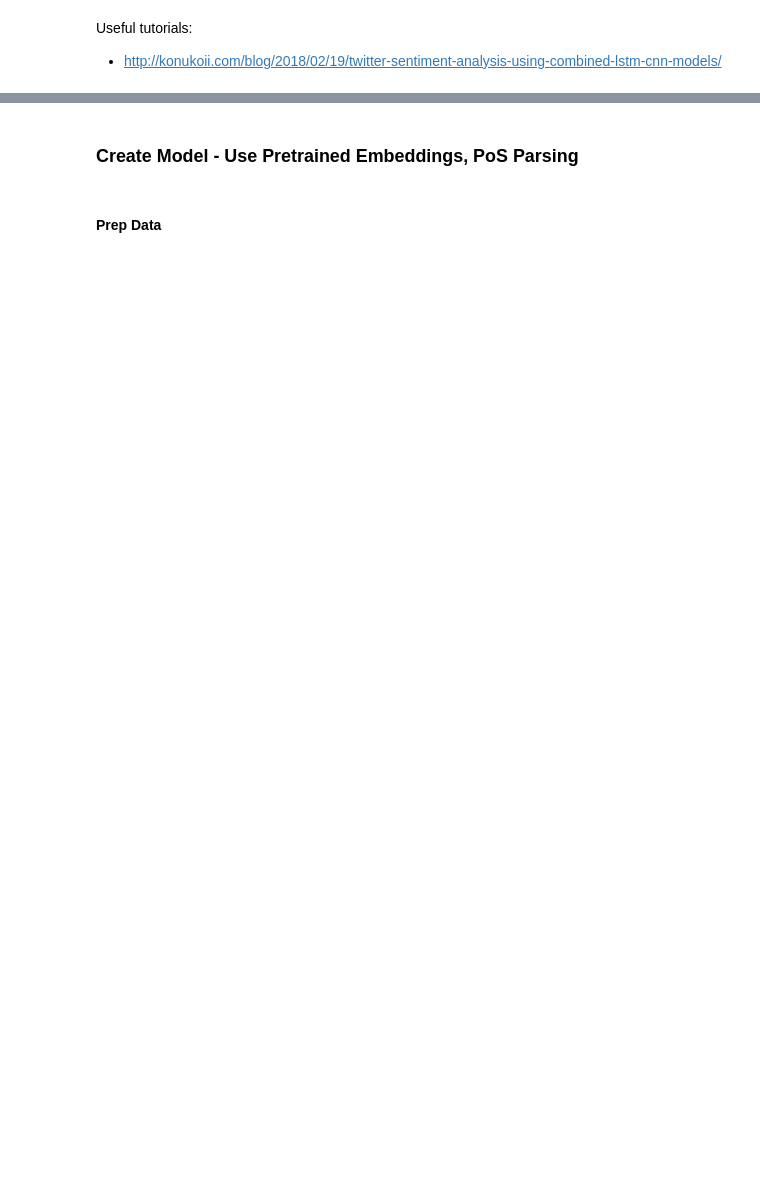
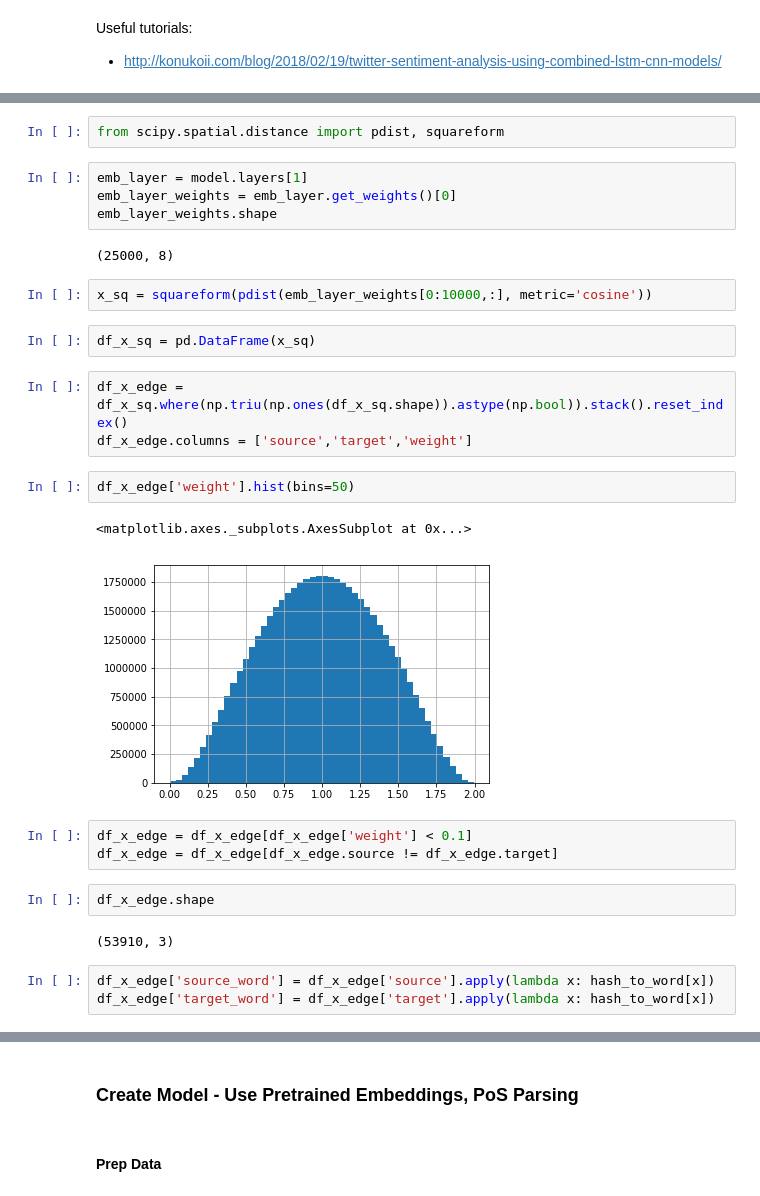
Before and after one commit to smfullman/text_utils, a Jupyter notebook: 03_sequential_models.ipynb, the cells around one changed output, grey strips where cells are left out. Saved outputs shown, nothing was run; the diff lists cells and outputs as text; blank space fills up the shorter version.

```diff
--- a/03_sequential_models.ipynb
+++ b/03_sequential_models.ipynb
@@ -163,0 +258,30 @@ Useful tutorials:
+# %%
+from scipy.spatial.distance import pdist, squareform
+# %%
+emb_layer = model.layers[1]
+emb_layer_weights = emb_layer.get_weights()[0]
+emb_layer_weights.shape
+# %% [output]
+(25000, 8)
+# %%
+x_sq = squareform(pdist(emb_layer_weights[0:10000,:], metric='cosine'))
+# %%
+df_x_sq = pd.DataFrame(x_sq)
+# %%
+df_x_edge = df_x_sq.where(np.triu(np.ones(df_x_sq.shape)).astype(np.bool)).stack().reset_index()
+df_x_edge.columns = ['source','target','weight']
+# %%
+df_x_edge['weight'].hist(bins=50)
+# %% [output]
+<matplotlib.axes._subplots.AxesSubplot at 0x...>
+[figure, added]
+# %%
+df_x_edge = df_x_edge[df_x_edge['weight'] < 0.1]
+df_x_edge = df_x_edge[df_x_edge.source != df_x_edge.target]
+# %%
+df_x_edge.shape
+# %% [output]
+(53910, 3)
+# %%
+df_x_edge['source_word'] = df_x_edge['source'].apply(lambda x: hash_to_word[x])
+df_x_edge['target_word'] = df_x_edge['target'].apply(lambda x: hash_to_word[x])
```
Also changed, not shown: parts of 46 cells of this notebook, 4 other files.
